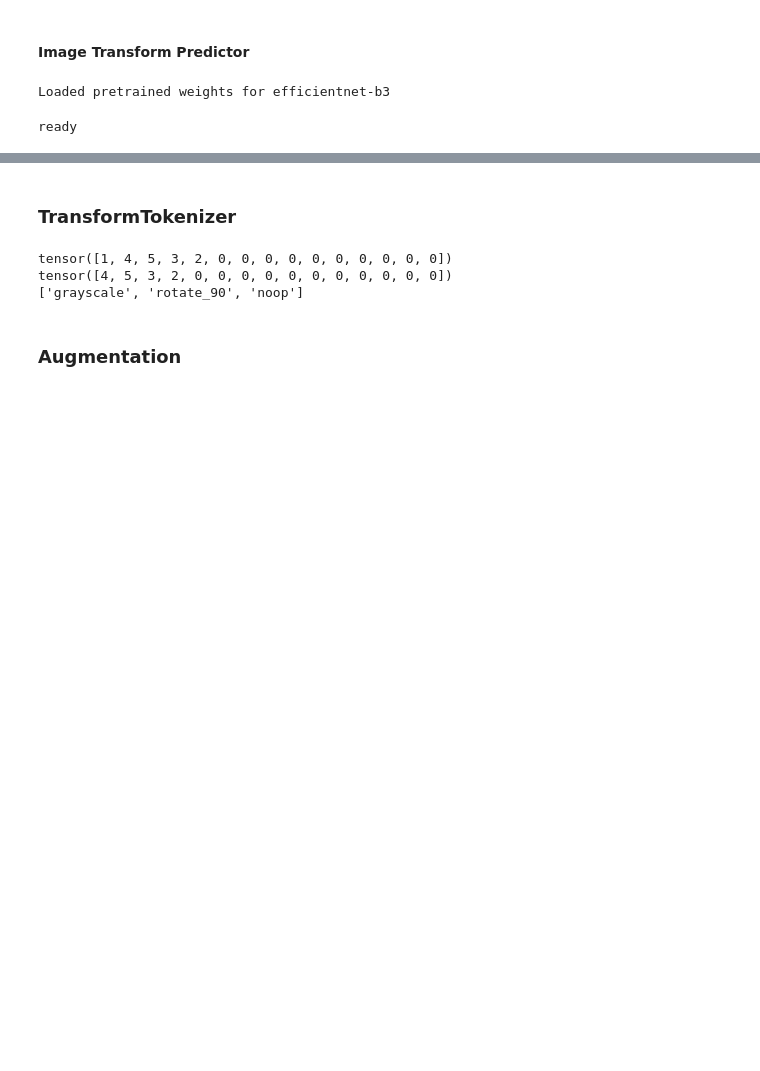
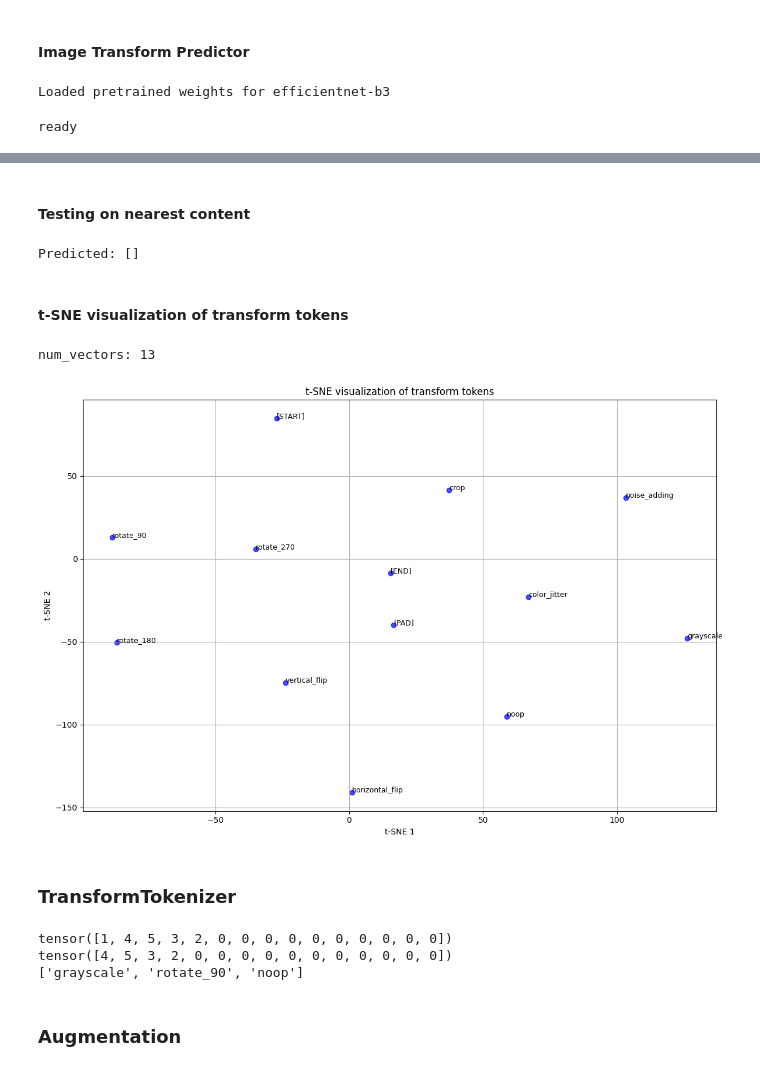
Before and after one commit to DorinDaniil/Image-Transform-Predict, a Jupyter notebook: experiments.ipynb, the cells around one changed output, grey strips where cells are left out. Cells and saved outputs as stored; diff of their text form; code cells hidden in the pictures; blank space fills up the shorter version.

```diff
--- a/experiments.ipynb
+++ b/experiments.ipynb
@@ -63,7 +62,7 @@ model = ImageTransformPredictor(config.model)
 # %% [output]
 Loaded pretrained weights for efficientnet-b3
 # %%
-checkpoint_path = '/home/jovyan/nkiselev/ddorin/project/Image-Transform-Predict/checkpoints/itp_006/checkpoint_epoch_15.pth'
+checkpoint_path = 'checkpoints/itp_006/checkpoint_epoch_15.pth'
 
 checkpoint = torch.load(checkpoint_path, map_location='cpu')
 model.load_state_dict(checkpoint['model_state_dict'])
@@ -144,0 +106,20 @@ Target: ['rotate_90', 'horizontal_flip', 'color_jitter']
+# %% [markdown]
+#### Testing on nearest content
+# %%
+image_path_1 = '/mnt/DATA2/dorin/imgs/texts_new/text_2.jpg'
+image_path_2 = '/mnt/DATA2/dorin/imgs/texts_new/text_1.jpg'
+
+image_1 = Image.open(image_path_1)
+image_2 = Image.open(image_path_2)
+
+image_tensor_1 = preprocess(image_1).unsqueeze(0)
+image_tensor_2 = preprocess(image_2).unsqueeze(0)
+
+generated = model.generate(image_tensor_1, image_tensor_2, max_new_tokens=10, do_sample=False)
+tokenizer = TransformTokenizer()
+tokens = tokenizer.decode(generated[0], skip_special_tokens=True)
+print(f"Predicted: {tokens}")
+# %% [output]
+Predicted: []
+# %% [markdown]
+#### t-SNE visualization of transform tokens
@@ -145,3 +129,36 @@ Target: ['rotate_90', 'horizontal_flip', 'color_jitter']
+# %%
+from sklearn.manifold import TSNE
+import matplotlib.pyplot as plt
+
+INVERTED_TRANSFORM_TOKENS = {v: k for k, v in TRANSFORM_TOKENS.items()}
+
+vectors_np = token_embedding.detach().cpu().numpy()
+num_vectors = vectors_np.shape[0]
+print(f"num_vectors: {num_vectors}")
+
+# t-SNE
+tsne = TSNE(n_components=2, perplexity=5, random_state=42)
+vectors_2d = tsne.fit_transform(vectors_np)
+
+plt.figure(figsize=(12, 8))
+plt.scatter(vectors_2d[:, 0], vectors_2d[:, 1], c='blue', alpha=0.7)
+
+transform_indices = [0, 1, 2, 3, 4, 5, 6, 7, 8, 9, 10, 11, 12]
+
+for i in transform_indices:
+    if i < num_vectors:
+        token_name = INVERTED_TRANSFORM_TOKENS.get(i, f"token_{i}")
+        plt.annotate(token_name, (vectors_2d[i, 0], vectors_2d[i, 1]), fontsize=9)
+
+plt.title(f"t-SNE visualization of transform tokens")
+plt.xlabel("t-SNE 1")
+plt.ylabel("t-SNE 2")
+plt.grid(True)
+plt.tight_layout()
+plt.show()
+# %% [output]
+num_vectors: 13
+[figure, added]
 # %% [markdown]
 ### TransformTokenizer
 # %%
```
Also changed, not shown: parts of 9 cells of this notebook, 1 other file.
